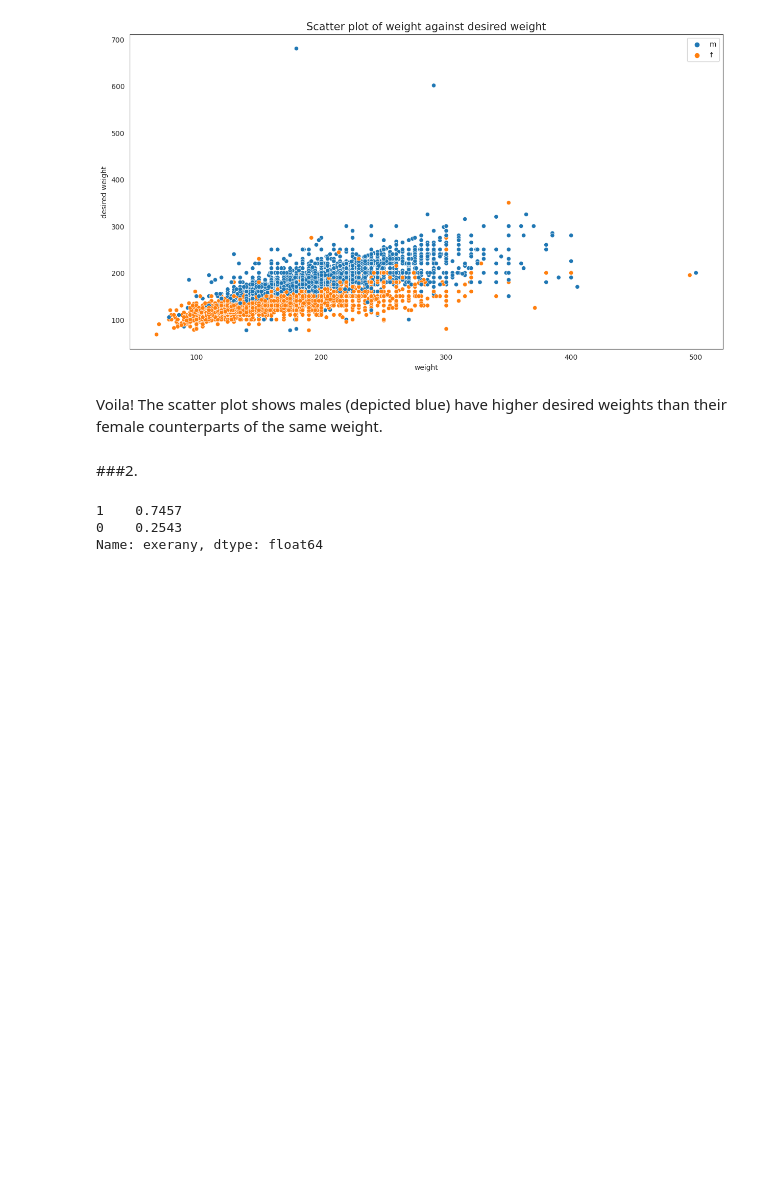
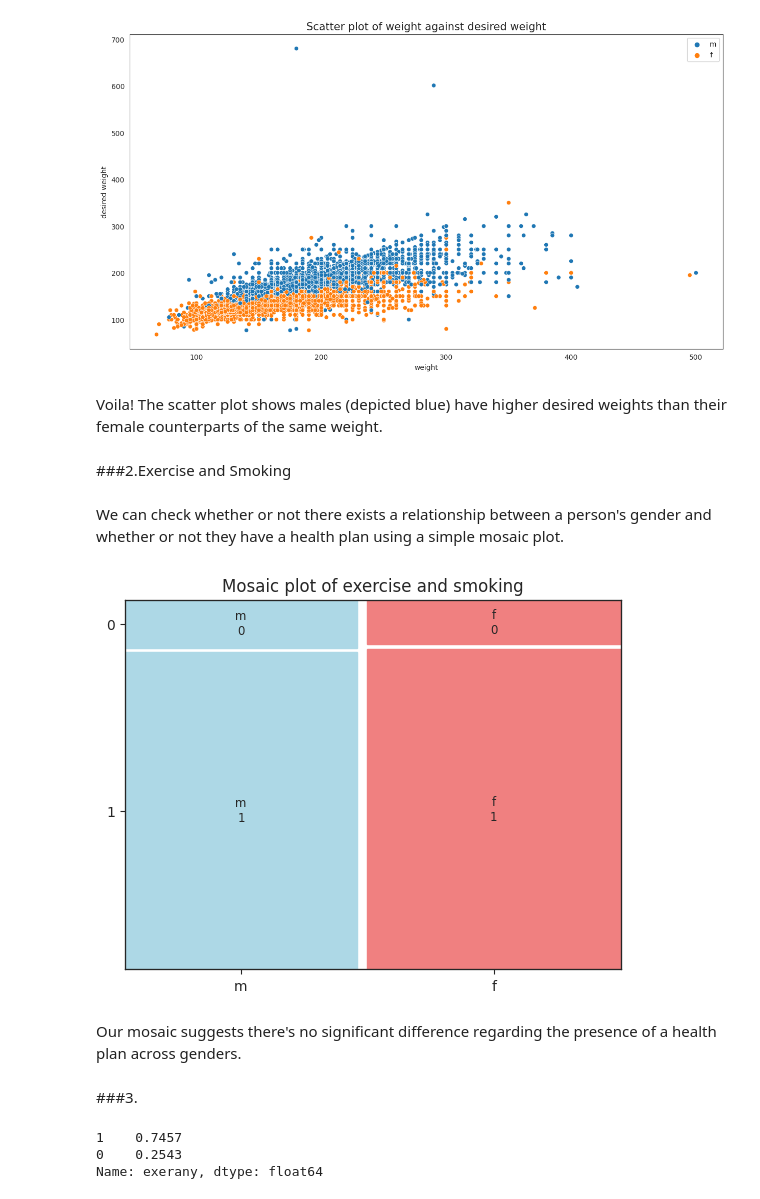
Before and after one commit to EphiWalker/BRFSS_Health, a Jupyter notebook: brfss_health.ipynb, the cells around one changed output. Saved outputs shown, nothing was run; the diff lists cells and outputs as text; code cells hidden in the pictures; blank space fills up the shorter version.

```diff
--- a/brfss_health.ipynb
+++ b/brfss_health.ipynb
@@ -412,7 +412,22 @@ Text(0, 0.5, 'desired weight')
 # %% [markdown]
 Voila! The scatter plot shows males (depicted blue) have higher desired weights than their female counterparts of the same weight.
 # %% [markdown]
-###2.
+###2.Exercise and Smoking
+# %% [markdown]
+We can check whether or not there exists a relationship between a person's gender and whether or not they have a health plan using a simple mosaic plot.
+# %%
+from statsmodels.graphics.mosaicplot import mosaic
+
+gender_colors = lambda key: {'color': 'lightcoral' if 'f' in key else 'lightblue'}
+mosaic(cdc, ['gender', 'hlthplan'], title='Mosaic plot of exercise and smoking',
+       properties = gender_colors, gap = 0.02)
+plt.show();
+# %% [output]
+[figure, added]
+# %% [markdown]
+Our mosaic suggests there's no significant difference regarding the presence of a health plan across genders.
+# %% [markdown]
+###3.
 # %%
 cdc['height'].describe()
 # %%
```
Also changed, not shown: parts of 5 cells of this notebook.
